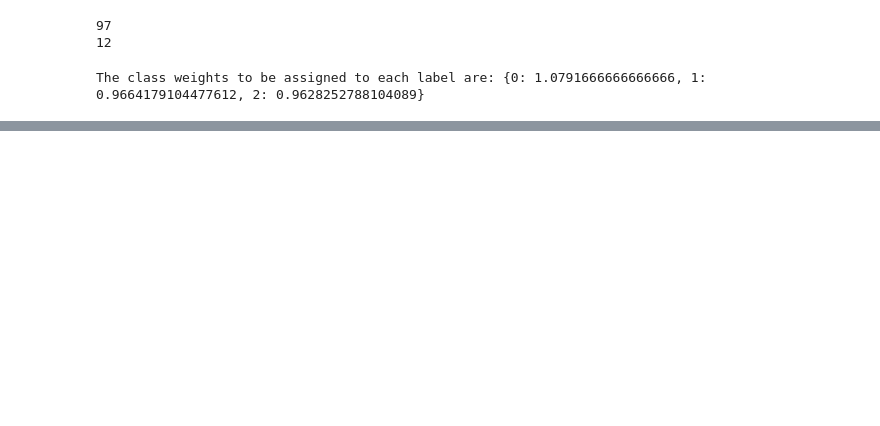
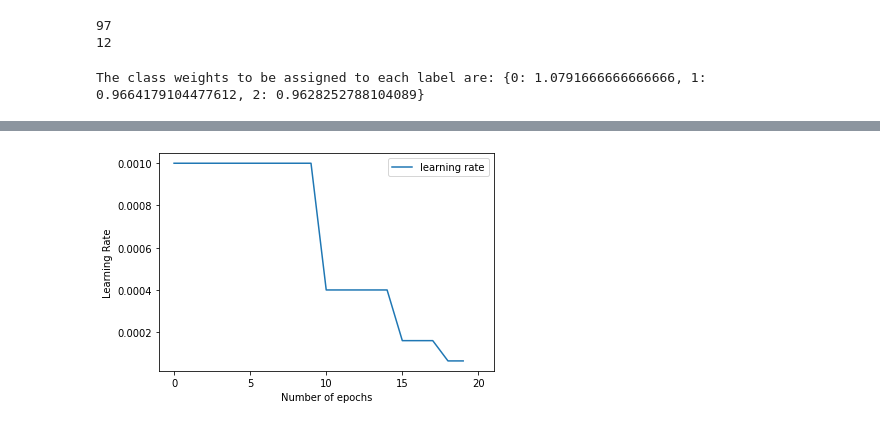
Before and after one commit to amd257/COVID-detection-using-CNNs, a Jupyter notebook: ParallelSequentialModel_ThreeLabel_Final.ipynb, the cells around one changed output, grey strips where cells are left out. Saved outputs shown, nothing was run; the diff lists cells and outputs as text; code cells hidden in the pictures; blank space fills up the shorter version.

Commit message:
Final version of Parallel Sequential Model with learning rate graph added

```diff
--- a/ParallelSequentialModel_ThreeLabel_Final.ipynb
+++ b/ParallelSequentialModel_ThreeLabel_Final.ipynb
@@ -267,3 +285,15 @@ plt.show()
+# %%
+#Plotting the graph for learning rate
+axes = plt.gca()
+axes.set_xlim([-1, 21])
+plt.locator_params(axis='x', integer=True, tight=True) #To ensure no. of epochs is shown as integers
+plt.plot(history.history['lr'],label='learning rate')
+plt.xlabel('Number of epochs')
+plt.ylabel('Learning Rate')
+plt.legend()
+plt.show()
+# %% [output]
+[figure, added]
 # %%
 testingAccuracy = model.evaluate(test_dataset) #Evaluating the model on the testing dataset
 print("The Parallel Sequential Model has a testing accuracy of:", testingAccuracy[1]*100, "%")
```
Also changed, not shown: parts of 8 cells of this notebook.
